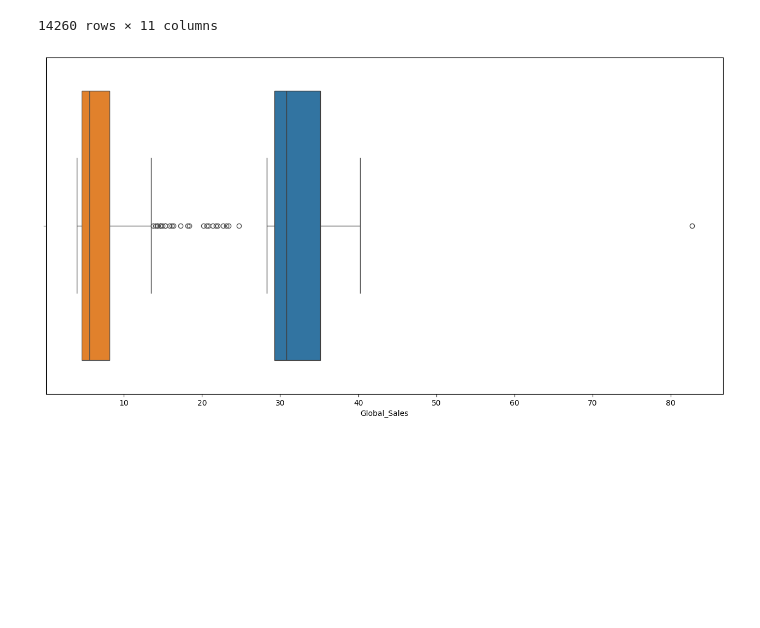
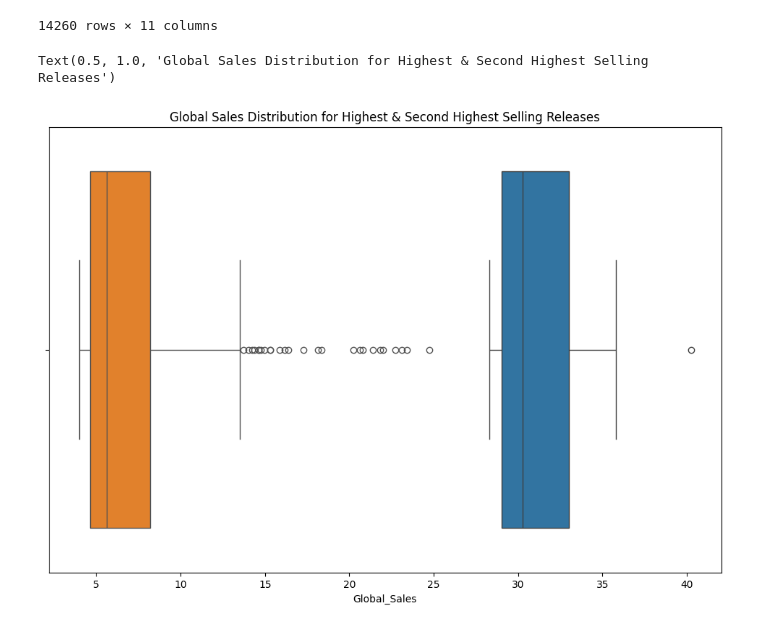
Before and after one commit to cafesmire/notebooks, a Jupyter notebook: video_game_sales/videogame_eda.ipynb, the cells around one changed output. Drawn from its saved outputs; the diff is of its cells as text; code cells hidden in the pictures; blank space fills up the shorter version.

```diff
--- a/video_game_sales/videogame_eda.ipynb
+++ b/video_game_sales/videogame_eda.ipynb
@@ -142,13 +137,16 @@ lowest_global_sales
 | 16596 | 16599 | Know How 2 | DS | 2010.0 | Puzzle | 7G//AMES | 0.00 | 0.01 | 0.00 | 0.00 | ... |
 | 16597 | 16600 | Spirits & Spells | GBA | 2003.0 | Platform | Wanadoo | 0.01 | 0.00 | 0.00 | 0.00 | ... |
 14260 rows × 11 columns
-# %%
-fig, ax = plt.subplots(figsize=(16,8))
-sns.boxplot(high_global_sales, x='Global_Sales')
-sns.boxplot(mid_global_sales, x='Global_Sales')
-plt.show()
-# %% [output]
-[figure, removed]
+# %%
+high_global_sales = high_global_sales[high_global_sales['Global_Sales'] < 50]
+# %%
+plt.figure(figsize=(12,8))
+sns.boxplot(high_global_sales, x="Global_Sales")
+sns.boxplot(mid_global_sales, x="Global_Sales")
+plt.title('Global Sales Distribution for Highest & Second Highest Selling Releases')
+# %% [output]
+Text(0.5, 1.0, 'Global Sales Distribution for Highest & Second Highest Selling Releases')
+[figure, added]
 # %%
 fig, ax = plt.subplots(figsize=(16,8))
 sns.boxplot(low_global_sales, x='Global_Sales')
```
Also changed, not shown: parts of 17 cells of this notebook.
